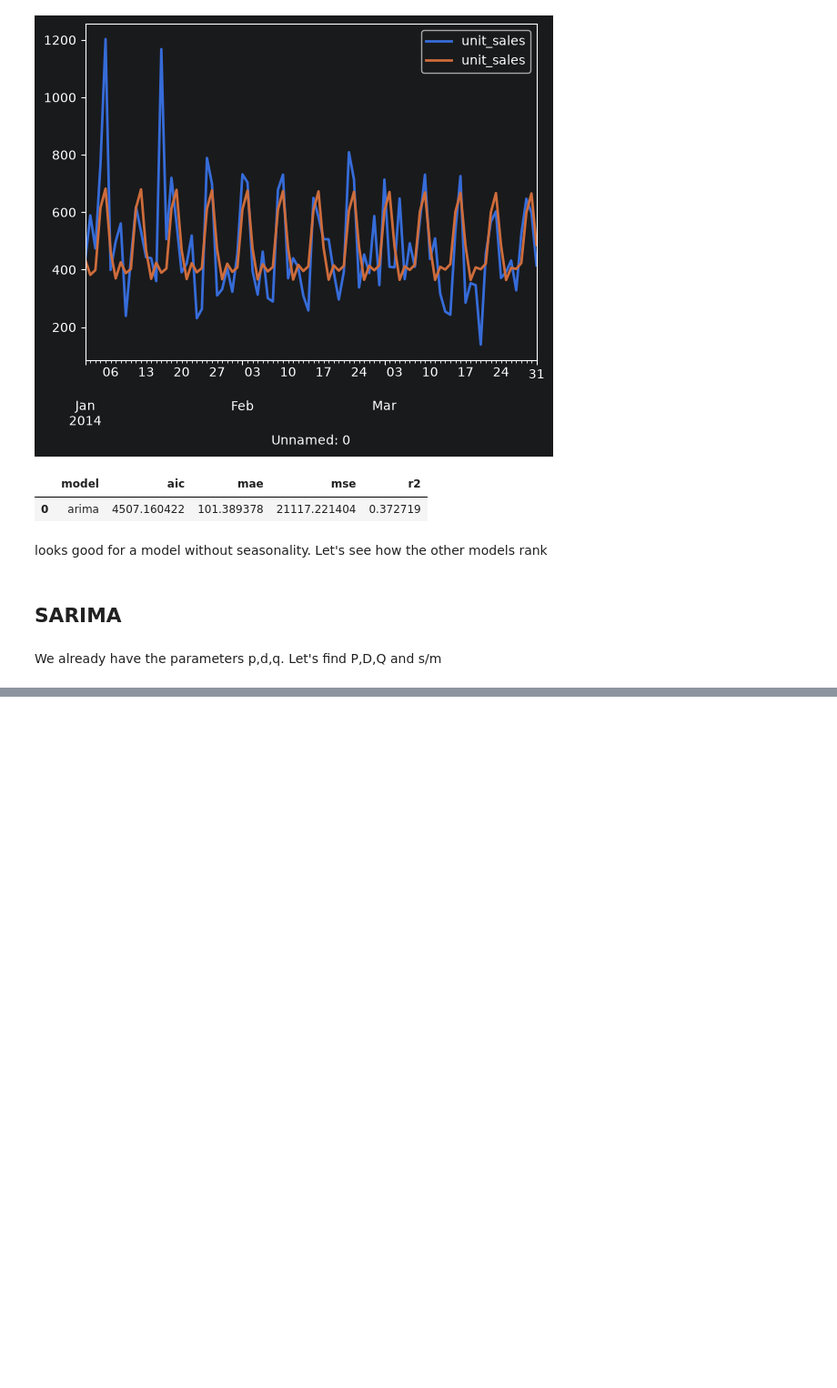
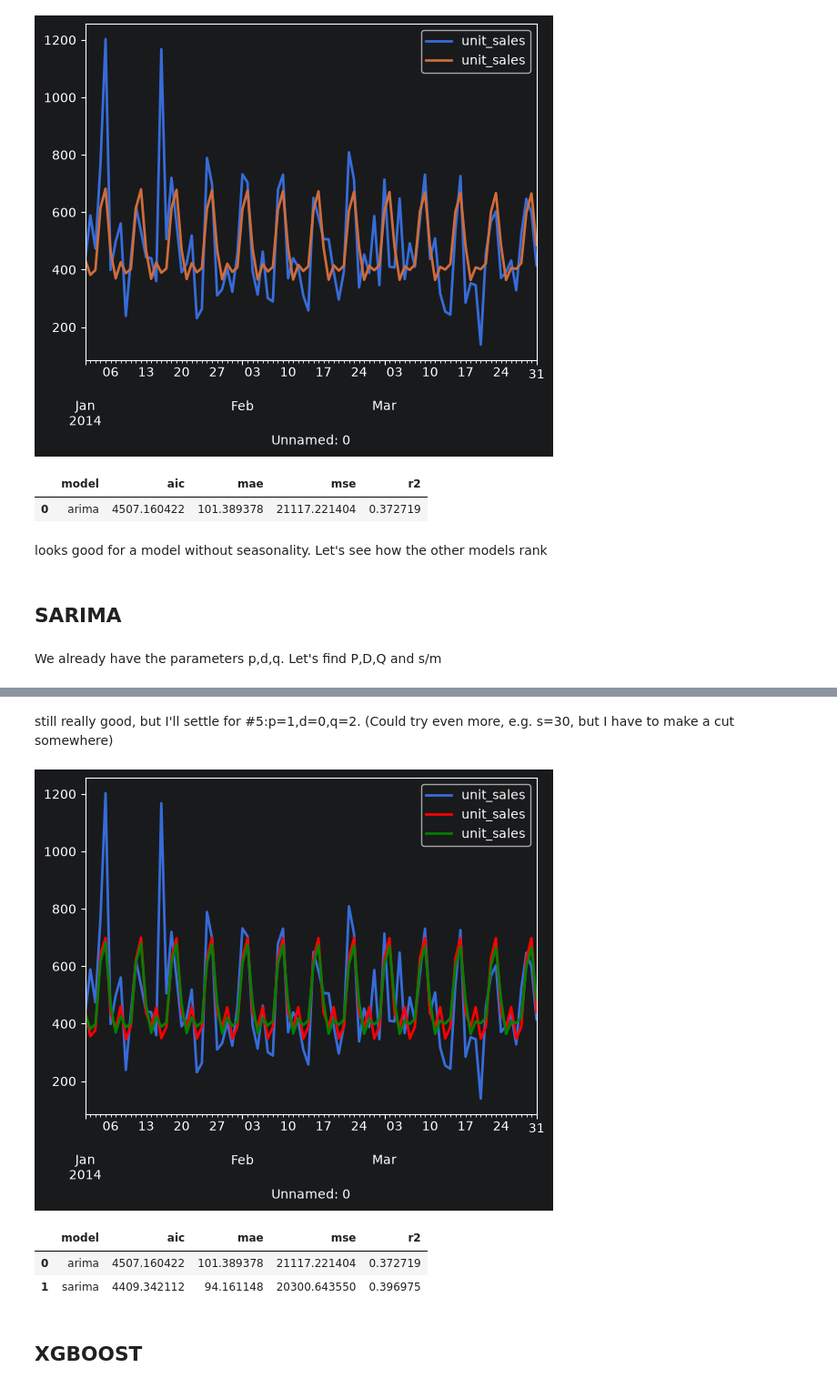
Before and after one commit to ka-katrin/Python_Timeseries_Project, a Jupyter notebook: statistical_models.ipynb, the cells around one changed output, grey strips where cells are left out. Shown at 91% size. Cells and saved outputs as stored; diff of their text form; code cells hidden in the pictures; blank space fills up the shorter version.

```diff
--- a/statistical_models.ipynb
+++ b/statistical_models.ipynb
@@ -181,0 +309,29 @@ We already have the parameters p,d,q. Let's find P,D,Q and s/m
+# %% [markdown]
+still really good, but I'll settle for #5:p=1,d=0,q=2. (Could try even more, e.g. s=30, but I have to make a cut somewhere)
+# %%
+#adding the numbers to the list above
+model_sarima = ARIMA(p=1, d=0, q=2, seasonal_order=(1,1,1,7))
+model_sarima.fit(train)
+forecast_sarima=model_sarima.predict(len(test))
+
+aic=model_sarima.model.aic
+mae=mean_absolute_error(test_val,forecast_sarima.values().flatten())
+mse=mean_squared_error(test_val,forecast_sarima.values().flatten())
+r2= r2_score(test_val,forecast_sarima.values().flatten())
+
+#new entry for arima at the End of the DF (len()) with the metrics
+model_evaluation.loc[len(model_evaluation)] = ['sarima', aic, mae, mse, r2]
+# %%
+#let's look at both
+test.plot()
+forecast_sarima.plot(color='red')
+forecast_arima.plot(color='green')
+plt.show()
+model_evaluation
+# %% [output]
+[figure, added]
+|  | model | aic | mae | mse | r2 |
+| 0 | arima | 4507.160422 | 101.389378 | 21117.221404 | 0.372719 |
+| 1 | sarima | 4409.342112 | 94.161148 | 20300.643550 | 0.396975 |
+# %% [markdown]
+## XGBOOST
```
Also changed, not shown: parts of 12 cells of this notebook.
